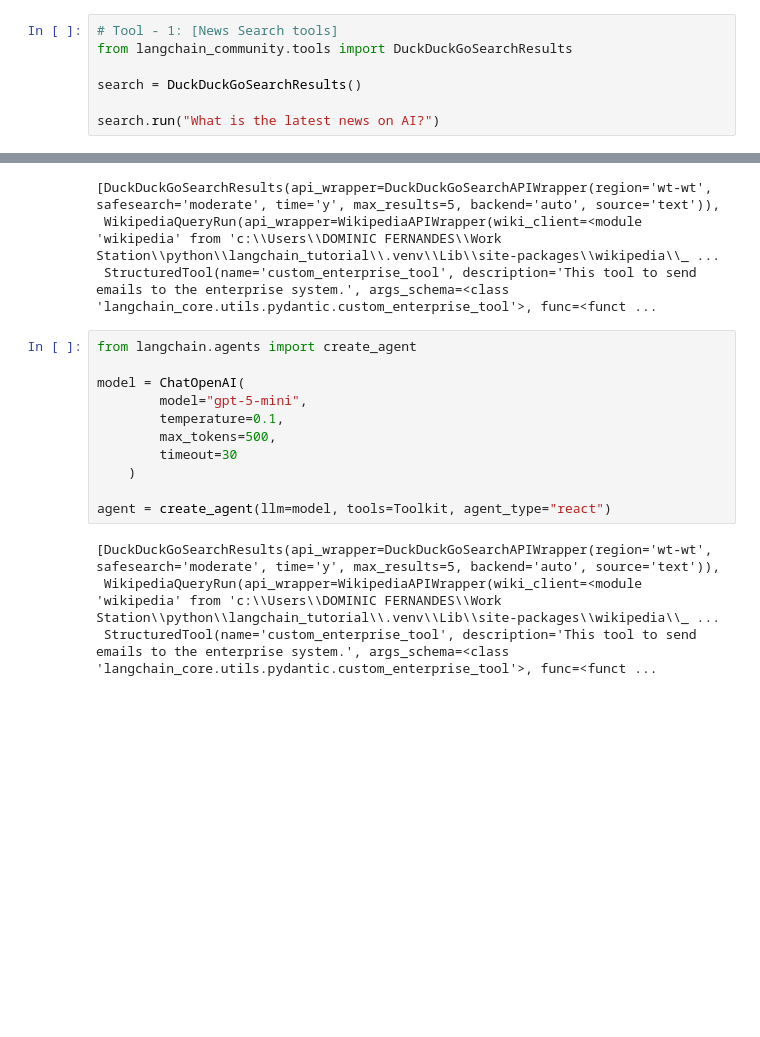
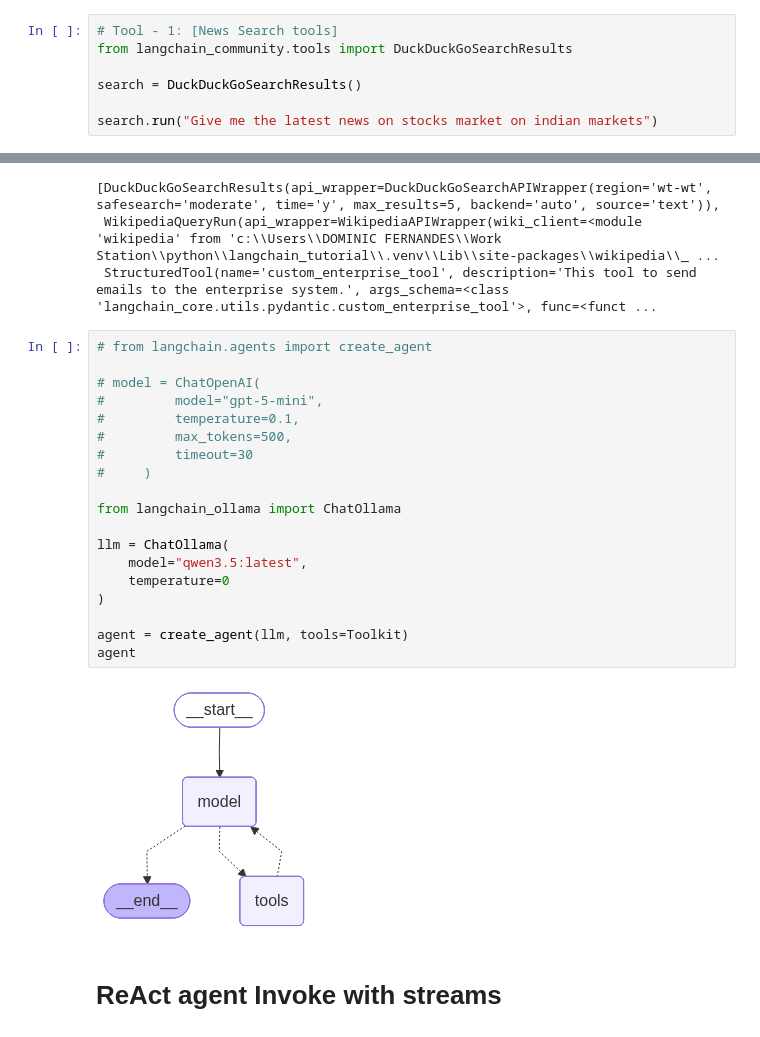
Before and after one commit to nick144/langchain_tutorial, a Jupyter notebook: CH-3/1_ReAct_agent_intro.ipynb, the cells around one changed output, grey strips where cells are left out. Saved outputs shown, nothing was run; the diff lists cells and outputs as text; blank space fills up the shorter version.

```diff
--- a/CH-3/1_ReAct_agent_intro.ipynb
+++ b/CH-3/1_ReAct_agent_intro.ipynb
@@ -21,5 +28,5 @@ from langchain_community.tools import DuckDuckGoSearchResults
 
 search = DuckDuckGoSearchResults()
 
-search.run("What is the latest news on AI?")
+search.run("Give me the latest news on stocks market on indian markets")
 # %% [output]
@@ -52,17 +59,25 @@ Toolkit
  WikipediaQueryRun(api_wrapper=WikipediaAPIWrapper(wiki_client=<module 'wikipedia' from 'c:\\Users\\DOMINIC FERNANDES\\Work Station\\python\\langchain_tutorial\\.venv\\Lib\\site-packages\\wikipedia\\_ ...
  StructuredTool(name='custom_enterprise_tool', description='This tool to send emails to the enterprise system.', args_schema=<class 'langchain_core.utils.pydantic.custom_enterprise_tool'>, func=<funct ...
 # %%
-from langchain.agents import create_agent
+# from langchain.agents import create_agent
 
-model = ChatOpenAI(
-        model="gpt-5-mini",
-        temperature=0.1,
-        max_tokens=500,
-        timeout=30
-    )
+# model = ChatOpenAI(
+#         model="gpt-5-mini",
+#         temperature=0.1,
+#         max_tokens=500,
+#         timeout=30
+#     )
 
-agent = create_agent(llm=model, tools=Toolkit, agent_type="react")
+from langchain_ollama import ChatOllama
+
+llm = ChatOllama(
+    model="qwen3.5:latest",
+    temperature=0
+)
+
+agent = create_agent(llm, tools=Toolkit)
+agent
 # %% [output]
-[DuckDuckGoSearchResults(api_wrapper=DuckDuckGoSearchAPIWrapper(region='wt-wt', safesearch='moderate', time='y', max_results=5, backend='auto', source='text')),
- WikipediaQueryRun(api_wrapper=WikipediaAPIWrapper(wiki_client=<module 'wikipedia' from 'c:\\Users\\DOMINIC FERNANDES\\Work Station\\python\\langchain_tutorial\\.venv\\Lib\\site-packages\\wikipedia\\_ ...
- StructuredTool(name='custom_enterprise_tool', description='This tool to send emails to the enterprise system.', args_schema=<class 'langchain_core.utils.pydantic.custom_enterprise_tool'>, func=<funct ...
+[figure, added]
+# %% [markdown]
+# **ReAct agent Invoke with streams**
```
Also changed, not shown: parts of 6 cells of this notebook, 8 other files.
